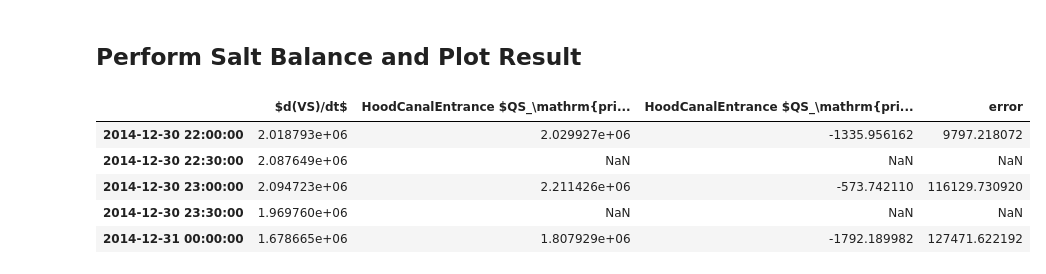
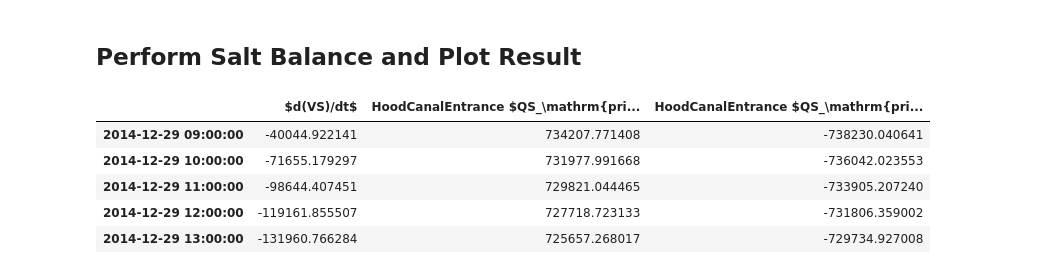
Before and after one commit to bedaro/ssm-analysis, a Jupyter notebook: transport/TEFBudget.ipynb, the cells around one changed output. Saved outputs shown, nothing was run; the diff lists cells and outputs as text; code cells hidden in the pictures.

```diff
--- a/transport/TEFBudget.ipynb
+++ b/transport/TEFBudget.ipynb
@@ -74,3 +63,13 @@ FvcomGrid(ncoord=array([[4.1320981e+05, 4.0058141e+05, 3.9043006e+05, ..., 4.981
         [    1,     2,    88, ..., 16011, 16011, 16012]],
   mask=False,
   fill_value=999999), calc=True)
+# %%
+section_files = {}
+section_extractions = {}
+transects = {}
+for s in section_names:
+    f = path.join(extracts_path, 'extractions/' + s + '.nc')
+    section_files[s] = f
+    section_extractions[s] = Dataset(f)
+    transects[s] = Transect(grid, section_extractions[s]['ele'][:])
+    display(section_extractions[s])
@@ -333,20 +296,12 @@ Need to remove 1.95 days of model output from end of run
 # %% [markdown]
 ## Perform Volume Balance and Plot Result
-# %%
-if tide_avg:
-    dVdt = filt_godin(dVdt)
-    dVdt_section = filt_godin(dVdt_section)
-    rivers_interp = filt_godin(rivers_interp)
-    for s in section_names:
-        q_in[s] = filt_godin(q_in[s])
-        q_out[s] = filt_godin(q_out[s])
 # %%
 model_dates = pd.Timestamp(hydro_output_start) + pd.to_timedelta(model_output_times[1:], 's')
 model_df = pd.DataFrame({'$dV/dt$': dVdt[:right_cut_model-1]}, index=model_dates)
 section_data = {}
 for x in section_names:
-    section_data[x + ' $Q_\mathrm{prism,in}$'] = q_in[x]
-    section_data[x + ' $Q_\mathrm{prism,out}$'] = q_out[x]
+    section_data[x + ' $Q_\mathrm{prism,in}$'] = q_in[x][:right_cut_section]
+    section_data[x + ' $Q_\mathrm{prism,out}$'] = q_out[x][:right_cut_section]
 section_data['$Q_R$'] = rivers_interp
 vol_budget = model_df.merge(pd.DataFrame(section_data, index=section_dates), how='left', left_index=True, right_index=True)
 vol_budget['error'] = -vol_budget['$dV/dt$'] + vol_budget[vol_budget.columns[vol_budget.columns != '$dV/dt$']].sum(1)
@@ -468,7 +438,6 @@ masked_array(data=[-1551690.884399748, -668570.9053551895,
 # %%
 if tide_avg:
     dVSdt = filt_godin(dVSdt)
-    dVSdt_section = filt_godin(dVSdt_section)
     for s in section_names:
         qs_in[s] = filt_godin(qs_in[s])
         qs_out[s] = filt_godin(qs_out[s])
@@ -477,17 +446,16 @@ if tide_avg:
 # %%
 model_salt_df = pd.DataFrame({'$d(VS)/dt$': dVSdt[:right_cut_model-1]}, index=model_dates)
 salt_section_data = {}
 for x in section_names:
-    salt_section_data[x + ' $QS_\mathrm{prism,in}$'] = qs_in[x]
-    salt_section_data[x + ' $QS_\mathrm{prism,out}$'] = qs_out[x]
+    salt_section_data[x + ' $QS_\mathrm{prism,in}$'] = qs_in[x][:right_cut_section]
+    salt_section_data[x + ' $QS_\mathrm{prism,out}$'] = qs_out[x][:right_cut_section]
 salt_budget = model_salt_df.merge(pd.DataFrame(salt_section_data, index=section_dates),
                                   how='left', left_index=True, right_index=True)
-salt_budget['error'] = -salt_budget['$d(VS)/dt$'] + salt_budget[salt_budget.columns[salt_budget.columns != '$d(VS)/dt$']].sum(1, skipna=False)
-salt_budget.tail()
+salt_budget.dropna().tail()
 # %% [output]
-|  | $d(VS)/dt$ | HoodCanalEntrance $QS_\mathrm{pri... | HoodCanalEntrance $QS_\mathrm{pri... | error |
-| 2014-12-30 22:00:00 | 2.018793e+06 | 2.029927e+06 | -1335.956162 | 9797.218072 |
-| 2014-12-30 22:30:00 | 2.087649e+06 | NaN | NaN | NaN |
-| 2014-12-30 23:00:00 | 2.094723e+06 | 2.211426e+06 | -573.742110 | 116129.730920 |
-| 2014-12-30 23:30:00 | 1.969760e+06 | NaN | NaN | NaN |
-| 2014-12-31 00:00:00 | 1.678665e+06 | 1.807929e+06 | -1792.189982 | 127471.622192 |
+|  | $d(VS)/dt$ | HoodCanalEntrance $QS_\mathrm{pri... | HoodCanalEntrance $QS_\mathrm{pri... |
+| 2014-12-29 09:00:00 | -40044.922141 | 734207.771408 | -738230.040641 |
+| 2014-12-29 10:00:00 | -71655.179297 | 731977.991668 | -736042.023553 |
+| 2014-12-29 11:00:00 | -98644.407451 | 729821.044465 | -733905.207240 |
+| 2014-12-29 12:00:00 | -119161.855507 | 727718.723133 | -731806.359002 |
+| 2014-12-29 13:00:00 | -131960.766284 | 725657.268017 | -729734.927008 |
```
Also changed, not shown: parts of 13 cells of this notebook, 8 other files.
